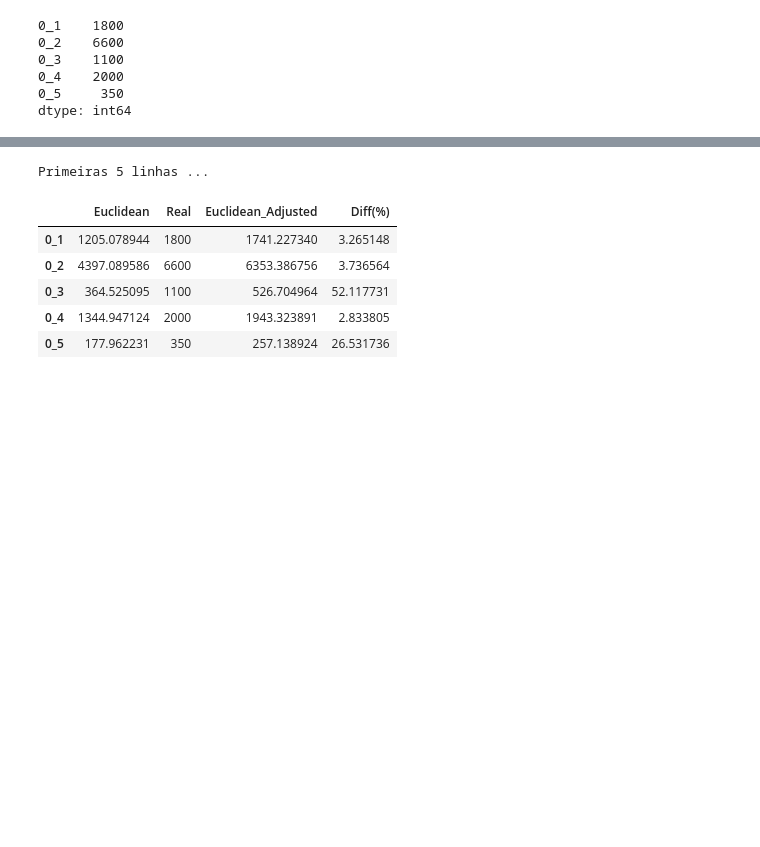
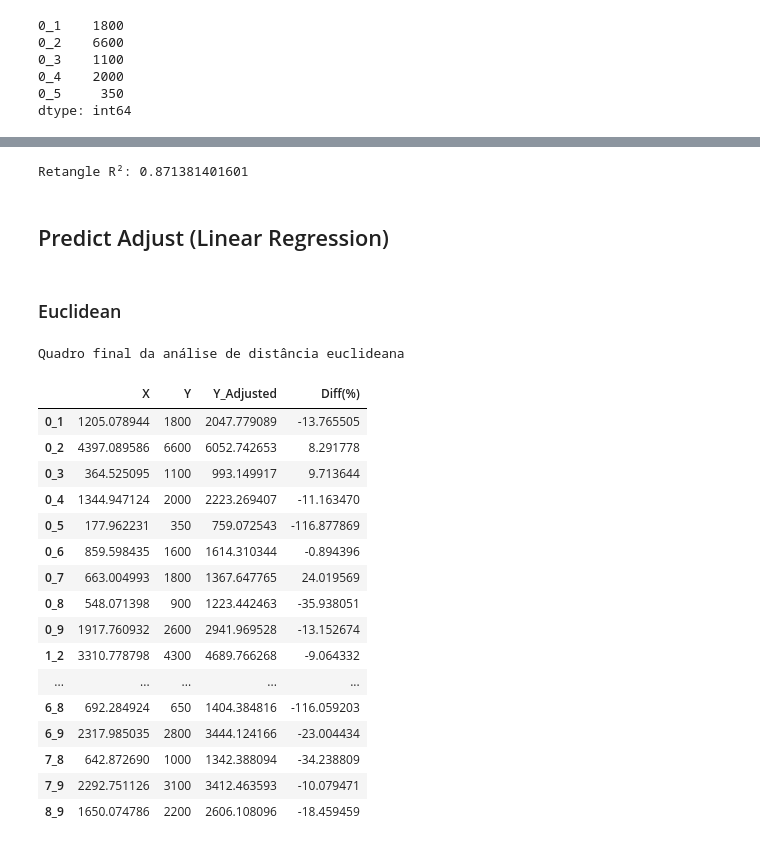
Before and after one commit to xmnlab/notebooks, a Jupyter notebook: operational_research/Distance-Calculation.ipynb, the cells around one changed output, grey strips where cells are left out. Drawn from its saved outputs; the diff is of its cells as text; code cells hidden in the pictures; blank space fills up the shorter version.

```diff
--- a/operational_research/Distance-Calculation.ipynb
+++ b/operational_research/Distance-Calculation.ipynb
@@ -14,6 +13,8 @@ import statsmodels.api as sm
 import utm
 # import webbrowser
 % matplotlib inline
+# %%
+Σ = sum
 # %%
 def calc_euclidean(
     origin: tuple, destiny: tuple
@@ -232,3 +283,12 @@ Primeiras 5 linhas ...
 | 0_3 | 364.525095 | 1100 |
 | 0_4 | 1344.947124 | 2000 |
 | 0_5 | 177.962231 | 350 |
+# %%
+param_euclidean = linear_regression(
+    euclidean_analysis['X'], euclidean_analysis['Y']
+)
+
+print(
+    'Linear Regression:\n a: %s, b: %s' %
+    (param_euclidean['a'], param_euclidean['b'])
+)
@@ -234,0 +298,9 @@ Primeiras 5 linhas ...
+# %%
+# R²
+param_euclidean['r2'] = R2(
+    euclidean_analysis['X'], euclidean_analysis['Y']
+)
+
+print(
+    'Euclidean R²: %s' % param_euclidean['r2']
+)
@@ -309,21 +344,53 @@ Warnings:
+# %%
+param_retangle['r2'] = R2(
+    retangle_analysis['X'], retangle_analysis['Y']
+)
+
+print(
+    'Retangle R²: %s' % param_retangle['r2']
+)
+# %% [output]
+Retangle R²: 0.871381401601
+# %% [markdown]
+## Predict Adjust (Linear Regression)
+# %%
+f_euclidean = lambda x: (
+    param_euclidean['a'] + param_euclidean['b'] * x
+)
+
+f_retangle = lambda x: (
+    param_retangle['a'] + param_retangle['b'] * x
+)
+# %% [markdown]
+### Euclidean
 # %%
-euclidean_analysis['Euclidean_Adjusted'] = (
-    euclidean_analysis['Euclidean'] *
-    euclidean_res.params[0]
+euclidean_analysis['Y_Adjusted'] = (
+    f_euclidean(euclidean_analysis['X'])
 )
 
 euclidean_analysis['Diff(%)'] = (
-    (1-euclidean_analysis['Euclidean_Adjusted'] /
-     euclidean_analysis['Real'])*100
+    (1-euclidean_analysis['Y_Adjusted'] /
+     euclidean_analysis['Y'])*100
 )
 
-print('Primeiras 5 linhas ...')
-euclidean_analysis.head()
+print('Quadro final da análise de distância euclideana')
+display(euclidean_analysis)
 # %% [output]
-Primeiras 5 linhas ...
+Quadro final da análise de distância euclideana
-|  | Euclidean | Real | Euclidean_Adjusted | Diff(%) |
-| 0_1 | 1205.078944 | 1800 | 1741.227340 | 3.265148 |
-| 0_2 | 4397.089586 | 6600 | 6353.386756 | 3.736564 |
-| 0_3 | 364.525095 | 1100 | 526.704964 | 52.117731 |
-| 0_4 | 1344.947124 | 2000 | 1943.323891 | 2.833805 |
-| 0_5 | 177.962231 | 350 | 257.138924 | 26.531736 |
+|  | X | Y | Y_Adjusted | Diff(%) |
+| 0_1 | 1205.078944 | 1800 | 2047.779089 | -13.765505 |
+| 0_2 | 4397.089586 | 6600 | 6052.742653 | 8.291778 |
+| 0_3 | 364.525095 | 1100 | 993.149917 | 9.713644 |
+| 0_4 | 1344.947124 | 2000 | 2223.269407 | -11.163470 |
+| 0_5 | 177.962231 | 350 | 759.072543 | -116.877869 |
+| 0_6 | 859.598435 | 1600 | 1614.310344 | -0.894396 |
+| 0_7 | 663.004993 | 1800 | 1367.647765 | 24.019569 |
+| 0_8 | 548.071398 | 900 | 1223.442463 | -35.938051 |
+| 0_9 | 1917.760932 | 2600 | 2941.969528 | -13.152674 |
+| 1_2 | 3310.778798 | 4300 | 4689.766268 | -9.064332 |
+| ... | ... | ... | ... | ... |
+| 6_8 | 692.284924 | 650 | 1404.384816 | -116.059203 |
+| 6_9 | 2317.985035 | 2800 | 3444.124166 | -23.004434 |
+| 7_8 | 642.872690 | 1000 | 1342.388094 | -34.238809 |
+| 7_9 | 2292.751126 | 3100 | 3412.463593 | -10.079471 |
+| 8_9 | 1650.074786 | 2200 | 2606.108096 | -18.459459 |
```
Also changed, not shown: parts of 22 cells of this notebook.
